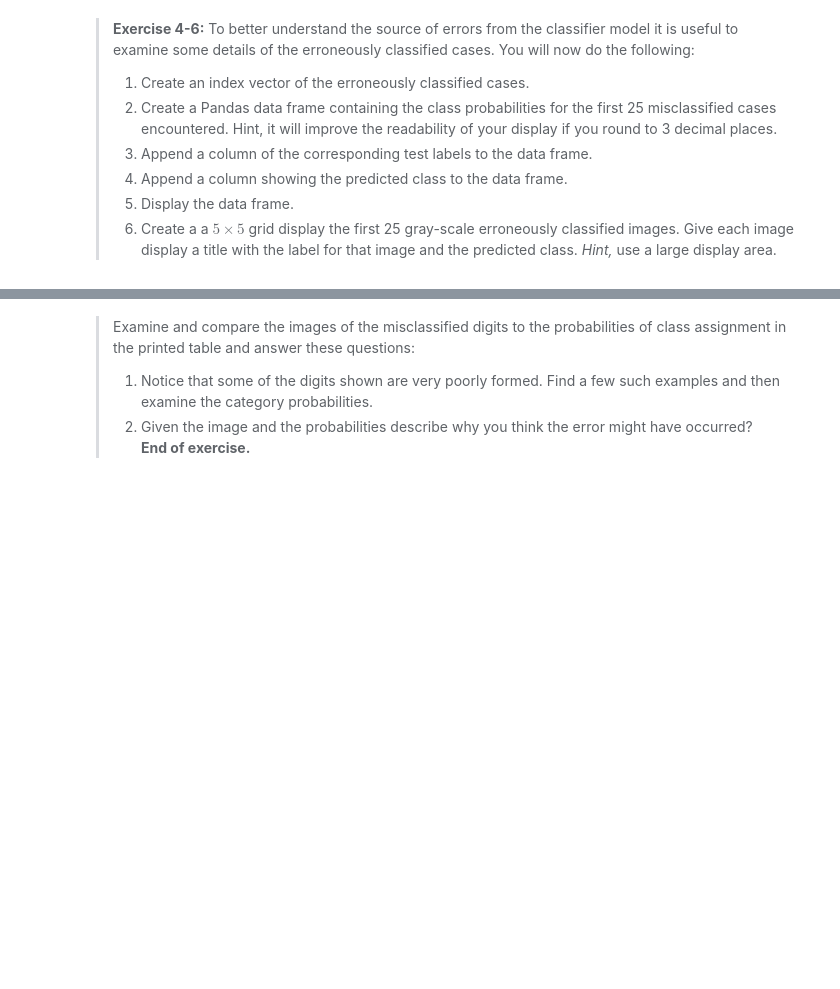
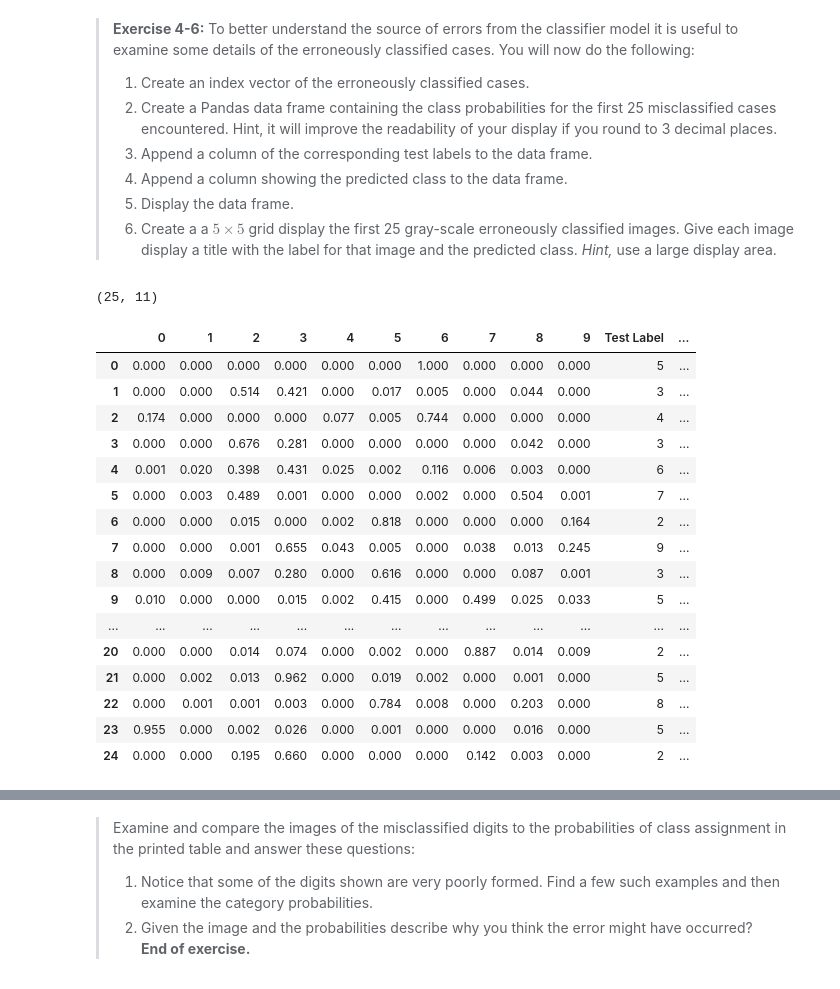
Before and after one commit to StephenElston/CSCI-E25, a Jupyter notebook: Labs/4_IntroductionToMachineLearningForCV.ipynb, the cells around one changed output, grey strips where cells are left out. Cells and saved outputs as stored; diff of their text form; code cells hidden in the pictures; blank space fills up the shorter version.

```diff
--- a/Labs/4_IntroductionToMachineLearningForCV.ipynb
+++ b/Labs/4_IntroductionToMachineLearningForCV.ipynb
@@ -183,11 +183,11 @@ LinearClassifier = sklm.LogisticRegression(penalty='l2', C=C, multi_class='multi
 # %%
 ## Your code goes below
 # Apply the predict_proba method with the test images to the trained classifier method.
-ans = LinearClassifier.predict_proba(test_images)
+class_probabilities = LinearClassifier.predict_proba(test_images)
 # Display the first 10 rows of the resulting array of probabilities.
-print(ans[:10])
+print(class_probabilities[:10])
 # Sum the probabilities in the array across the classes.
-np.sum(ans, axis=1)
+np.sum(class_probabilities, axis=1)
 # %% [output]
 [[2.54924781e-07 1.19686776e-14 1.55027768e-07 3.46441651e-03
   2.61053735e-08 1.23113920e-05 4.41050233e-12 9.96385234e-01
@@ -361,4 +361,41 @@ Weighted Average of Recall Metrics: 1.0300252440396849
 > 6. Create a a $5 \times 5$ grid display the first 25 gray-scale erroneously classified images. Give each image display a title with the label for that image and the predicted class. *Hint,* use a large display area.
 # %%
 ## Your code goes below
+# Create an index vector of the erroneously classified cases.
+wrong_results = np.where(class_predictions != test_labels)[0]
+# check if length of answers makes sense
+len(wrong_results)
+
+# Create a Pandas data frame containing the class probabilities for the first 25 misclassified cases encountered. Hint, it will improve the readability of your display if you round to 3 decimal places.
+wrong_probs = class_probabilities[wrong_results[:25]].copy()
+wrong_probs = pd.DataFrame(np.round(wrong_probs, 3))
+
+# Append a column of the corresponding test labels to the data frame.
+wrong_labels = test_labels[wrong_results[:25]]
+wrong_probs['Test Label'] = wrong_labels
+print(wrong_probs.shape)
+# Append a column showing the predicted class to the data frame.
+wrong_predictions = class_predictions[wrong_results[:25]]
+wrong_probs['Wrong Prediction'] = wrong_predictions
+# Display the data frame.
+wrong_probs
+# %% [output]
+(25, 11)
+|  | 0 | 1 | 2 | 3 | 4 | 5 | 6 | 7 | 8 | 9 | Test Label | ... |
+| 0 | 0.000 | 0.000 | 0.000 | 0.000 | 0.000 | 0.000 | 1.000 | 0.000 | 0.000 | 0.000 | 5 | ... |
+| 1 | 0.000 | 0.000 | 0.514 | 0.421 | 0.000 | 0.017 | 0.005 | 0.000 | 0.044 | 0.000 | 3 | ... |
+| 2 | 0.174 | 0.000 | 0.000 | 0.000 | 0.077 | 0.005 | 0.744 | 0.000 | 0.000 | 0.000 | 4 | ... |
+| 3 | 0.000 | 0.000 | 0.676 | 0.281 | 0.000 | 0.000 | 0.000 | 0.000 | 0.042 | 0.000 | 3 | ... |
+| 4 | 0.001 | 0.020 | 0.398 | 0.431 | 0.025 | 0.002 | 0.116 | 0.006 | 0.003 | 0.000 | 6 | ... |
+| 5 | 0.000 | 0.003 | 0.489 | 0.001 | 0.000 | 0.000 | 0.002 | 0.000 | 0.504 | 0.001 | 7 | ... |
+| 6 | 0.000 | 0.000 | 0.015 | 0.000 | 0.002 | 0.818 | 0.000 | 0.000 | 0.000 | 0.164 | 2 | ... |
+| 7 | 0.000 | 0.000 | 0.001 | 0.655 | 0.043 | 0.005 | 0.000 | 0.038 | 0.013 | 0.245 | 9 | ... |
+| 8 | 0.000 | 0.009 | 0.007 | 0.280 | 0.000 | 0.616 | 0.000 | 0.000 | 0.087 | 0.001 | 3 | ... |
+| 9 | 0.010 | 0.000 | 0.000 | 0.015 | 0.002 | 0.415 | 0.000 | 0.499 | 0.025 | 0.033 | 5 | ... |
+| ... | ... | ... | ... | ... | ... | ... | ... | ... | ... | ... | ... | ... |
+| 20 | 0.000 | 0.000 | 0.014 | 0.074 | 0.000 | 0.002 | 0.000 | 0.887 | 0.014 | 0.009 | 2 | ... |
+| 21 | 0.000 | 0.002 | 0.013 | 0.962 | 0.000 | 0.019 | 0.002 | 0.000 | 0.001 | 0.000 | 5 | ... |
+| 22 | 0.000 | 0.001 | 0.001 | 0.003 | 0.000 | 0.784 | 0.008 | 0.000 | 0.203 | 0.000 | 8 | ... |
+| 23 | 0.955 | 0.000 | 0.002 | 0.026 | 0.000 | 0.001 | 0.000 | 0.000 | 0.016 | 0.000 | 5 | ... |
+| 24 | 0.000 | 0.000 | 0.195 | 0.660 | 0.000 | 0.000 | 0.000 | 0.142 | 0.003 | 0.000 | 2 | ... |
 # %%
```
Also changed, not shown: parts of 3 cells of this notebook.
